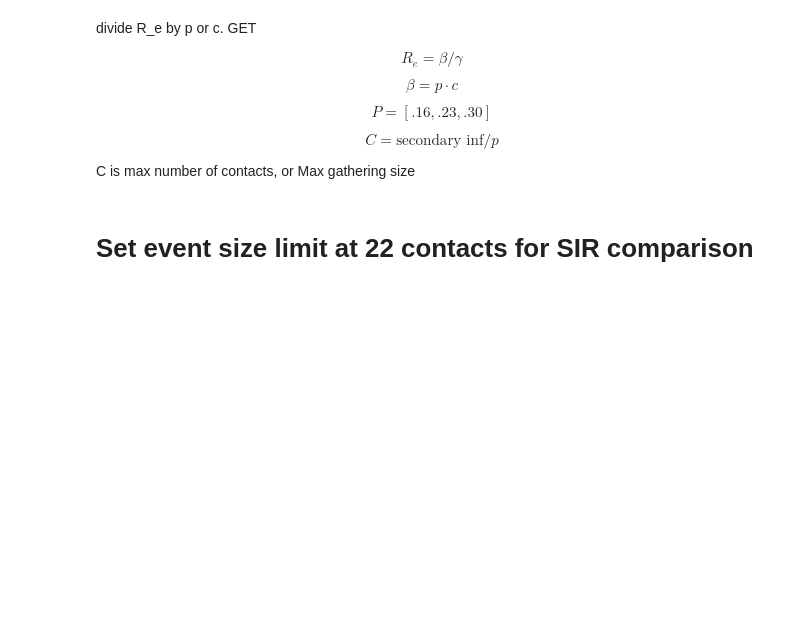
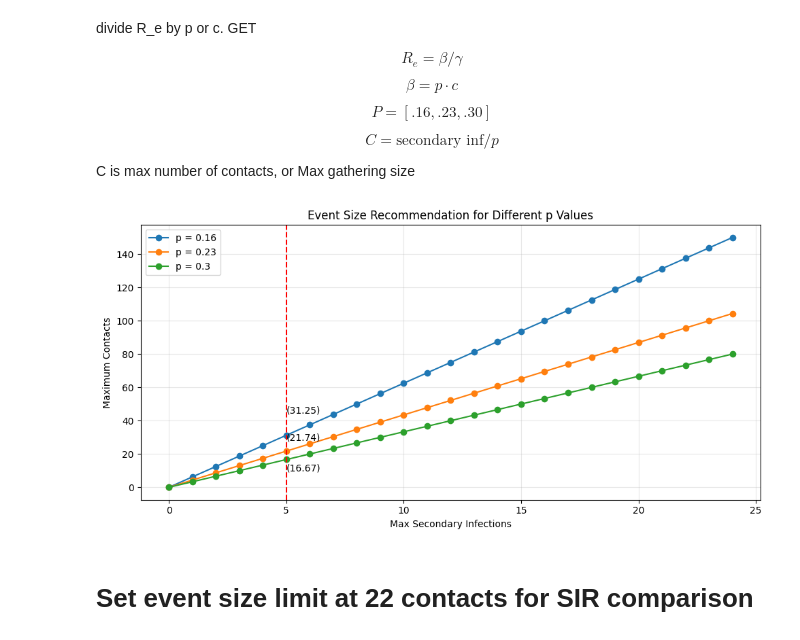
Before and after one commit to doublergreer/viral-superspreading-model, a Jupyter notebook: superspreading_dynamics.ipynb, the cells around one changed output. Saved outputs shown, nothing was run; the diff lists cells and outputs as text; code cells hidden in the pictures; blank space fills up the shorter version.

Commit message:
added event size graph

```diff
--- a/superspreading_dynamics.ipynb
+++ b/superspreading_dynamics.ipynb
@@ -182,6 +182,56 @@ contact_num_list, c = relate_max_secondary_to_contacts(p=0.23, max_Re=len(second
 print(contact_num_list)
 
 print("c=", c)
+# %%
+list_p16, _ = relate_max_secondary_to_contacts(p=0.16, max_Re=len(secondary_inf_probabilities), secondary_probability_list=secondary_inf_probabilities)
+list_p23 = contact_num_list
+list_p30, _ = relate_max_secondary_to_contacts(p=0.30, max_Re=len(secondary_inf_probabilities), secondary_probability_list=secondary_inf_probabilities)
+
+p_list = [0.16, 0.23, 0.30]
+lists = [list_p16, list_p23, list_p30]
+
+plt.figure(figsize=(10, 5))
+
+for p, values in zip(p_list, lists):
+    plt.plot(values, marker='o', label=f"p = {p}")
+    # Label the point at x=5
+    if p == 0.16:
+        plt.text(
+            5,
+            values[5] + 0.08 * max(values),   # small vertical offset
+            f"({values[5]:.2f})",
+            ha='left',
+            va='bottom',
+        )
+    elif p == 0.23:
+        plt.text(
+            5,
+            values[5] + 0.05 * max(values),   # small vertical offset
+            f"({values[5]:.2f})",
+            ha='left',
+            va='bottom',
+        )
+    if p == 0.30:
+        plt.text(
+            5,
+            values[5] - 0.1 * max(values),   # small vertical offset
+            f"({values[5]:.2f})",
+            ha='left',
+            va='bottom',
+        )
+
+plt.axvline(5, color='red', linestyle='--')
+
+
+plt.xlabel("Max Secondary Infections")
+plt.ylabel("Maximum Contacts")
+plt.title("Event Size Recommendation for Different p Values")
+plt.grid(True, alpha=0.3)
+plt.legend()
+plt.tight_layout()
+plt.show()
+# %% [output]
+[figure, added]
 # %% [markdown]
 # Set event size limit at 22 contacts for SIR comparison
 # %%
```
